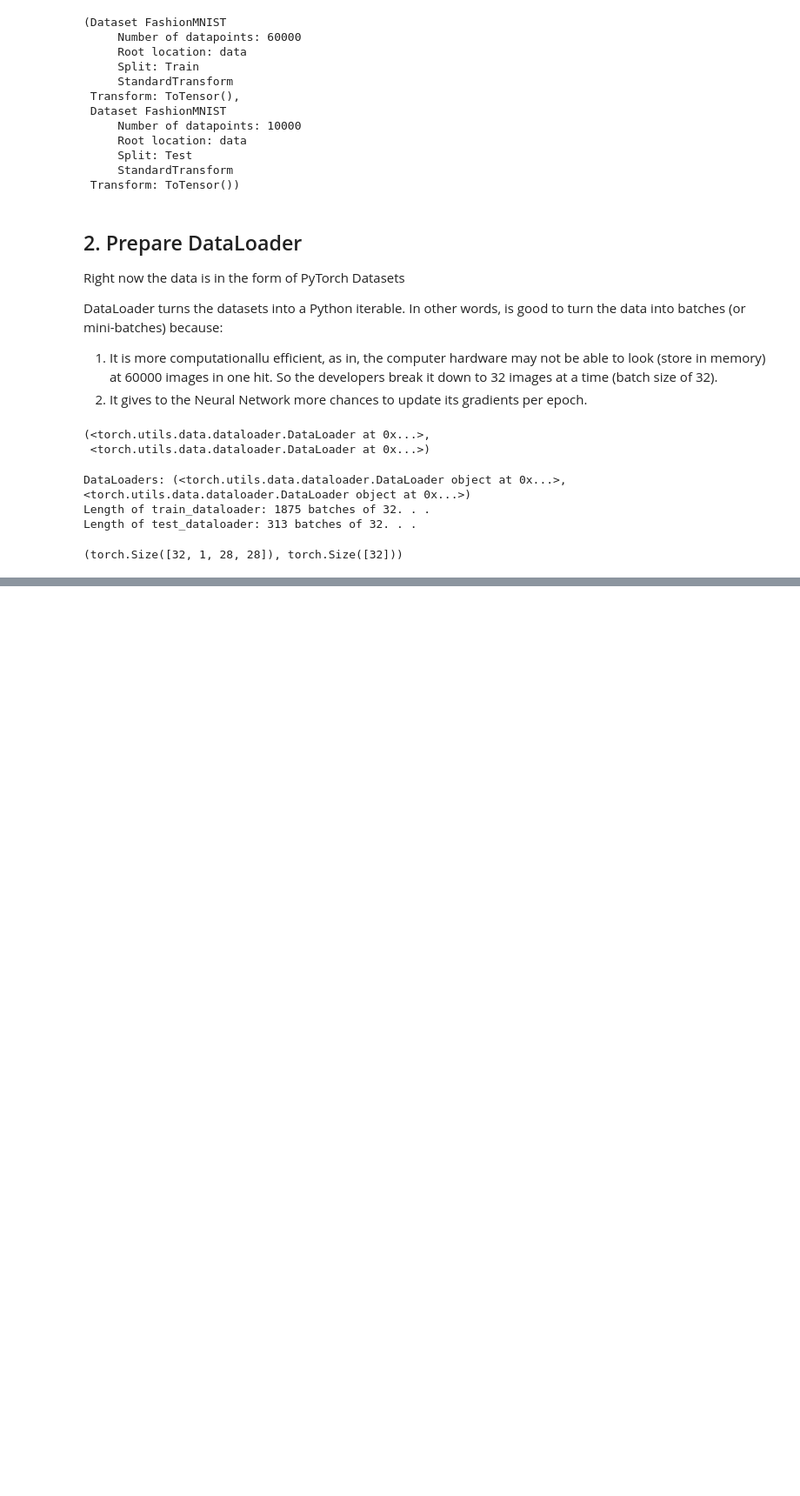
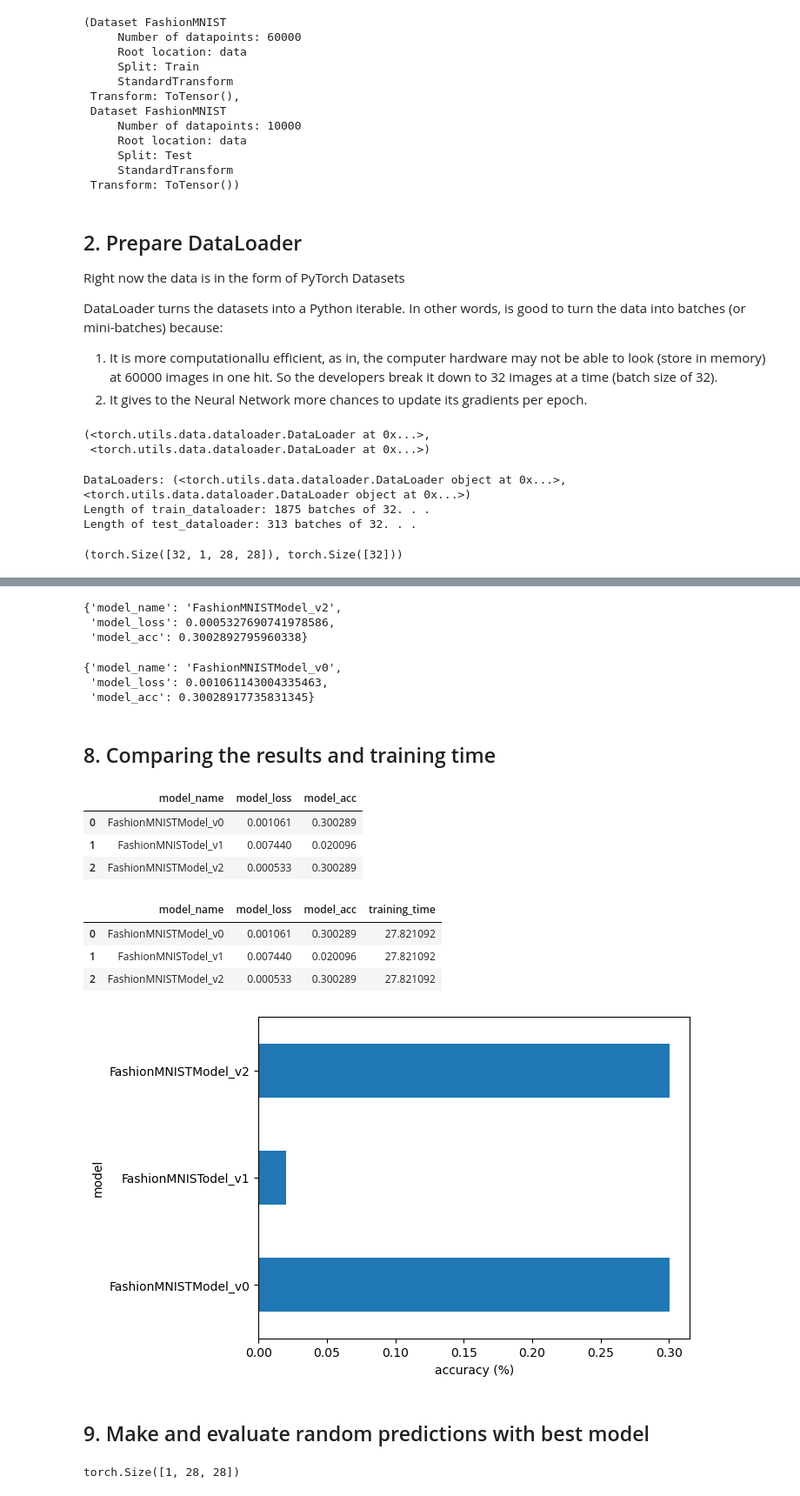
Before and after one commit to GuilhermeAsura/AI_Models_Learning, a Jupyter notebook: PyTorch_study/03_PyTorch_Computer_Vision.ipynb, the cells around one changed output, grey strips where cells are left out. Shown: that part at 87% size. Saved outputs shown, nothing was run; the diff lists cells and outputs as text; code cells hidden in the pictures; blank space fills up the shorter version.

Commit message:
computer vision training

```diff
--- a/PyTorch_study/03_PyTorch_Computer_Vision.ipynb
+++ b/PyTorch_study/03_PyTorch_Computer_Vision.ipynb
@@ -248,0 +920,7 @@ Label: 7, label size: torch.Size([])
+# %%
+# Setup loss function/eval metrics/optimizer
+from helper_functions import accuracy_fn
+
+loss_fn = nn.CrossEntropyLoss()
+optimizer = torch.optim.SGD(params=model_2.parameters(),
+                           lr=0.1)
@@ -248,0 +996,51 @@ Label: 7, label size: torch.Size([])
+# %%
+model_2_results = eval_model(
+    model=model_2,
+    data_loader = test_dataloader,
+    loss_fn = loss_fn,
+    accuracy_fn = accuracy_fn,
+    device = device
+)
+model_2_results
+# %% [output]
+{'model_name': 'FashionMNISTModel_v2',
+ 'model_loss': 0.0005327690741978586,
+ 'model_acc': 0.3002892795960338}
+# %%
+model_0_results
+# %% [output]
+{'model_name': 'FashionMNISTModel_v0',
+ 'model_loss': 0.001061143004335463,
+ 'model_acc': 0.30028917735831345}
+# %% [markdown]
+## 8. Comparing the results and training time
+# %%
+import pandas as pd
+compare_results = pd.DataFrame([model_0_results,
+                               model_1_results,
+                               model_2_results])
+compare_results
+# %% [output]
+|  | model_name | model_loss | model_acc |
+| 0 | FashionMNISTModel_v0 | 0.001061 | 0.300289 |
+| 1 | FashionMNISTodel_v1 | 0.007440 | 0.020096 |
+| 2 | FashionMNISTModel_v2 | 0.000533 | 0.300289 |
+# %%
+# add training time to results comparison
+compare_results["training_time"] = [total_train_time,
+                                   total_train_time,
+                                   total_train_time]
+compare_results
+# %% [output]
+|  | model_name | model_loss | model_acc | training_time |
+| 0 | FashionMNISTModel_v0 | 0.001061 | 0.300289 | 27.821092 |
+| 1 | FashionMNISTodel_v1 | 0.007440 | 0.020096 | 27.821092 |
+| 2 | FashionMNISTModel_v2 | 0.000533 | 0.300289 | 27.821092 |
+# %%
+compare_results.set_index("model_name")["model_acc"].plot(kind="barh")
+plt.xlabel("accuracy (%)")
+plt.ylabel("model");
+# %% [output]
+[figure, added]
+# %% [markdown]
+## 9. Make and evaluate random predictions with best model
@@ -248,0 +1071,14 @@ Label: 7, label size: torch.Size([])
+# %%
+import random
+random.seed(42)
+test_samples = []
+test_labels = []
+#  Assigning test_data's sample & label to the empyt created lists
+for sample, label in random.sample(list(test_data), k=9):
+    test_samples.append(sample)
+    test_labels.append(label)
+
+#  View the first sample shape
+test_samples[0].shape
+# %% [output]
+torch.Size([1, 28, 28])
```
Also changed, not shown: parts of 66 cells of this notebook, 1 other file.
